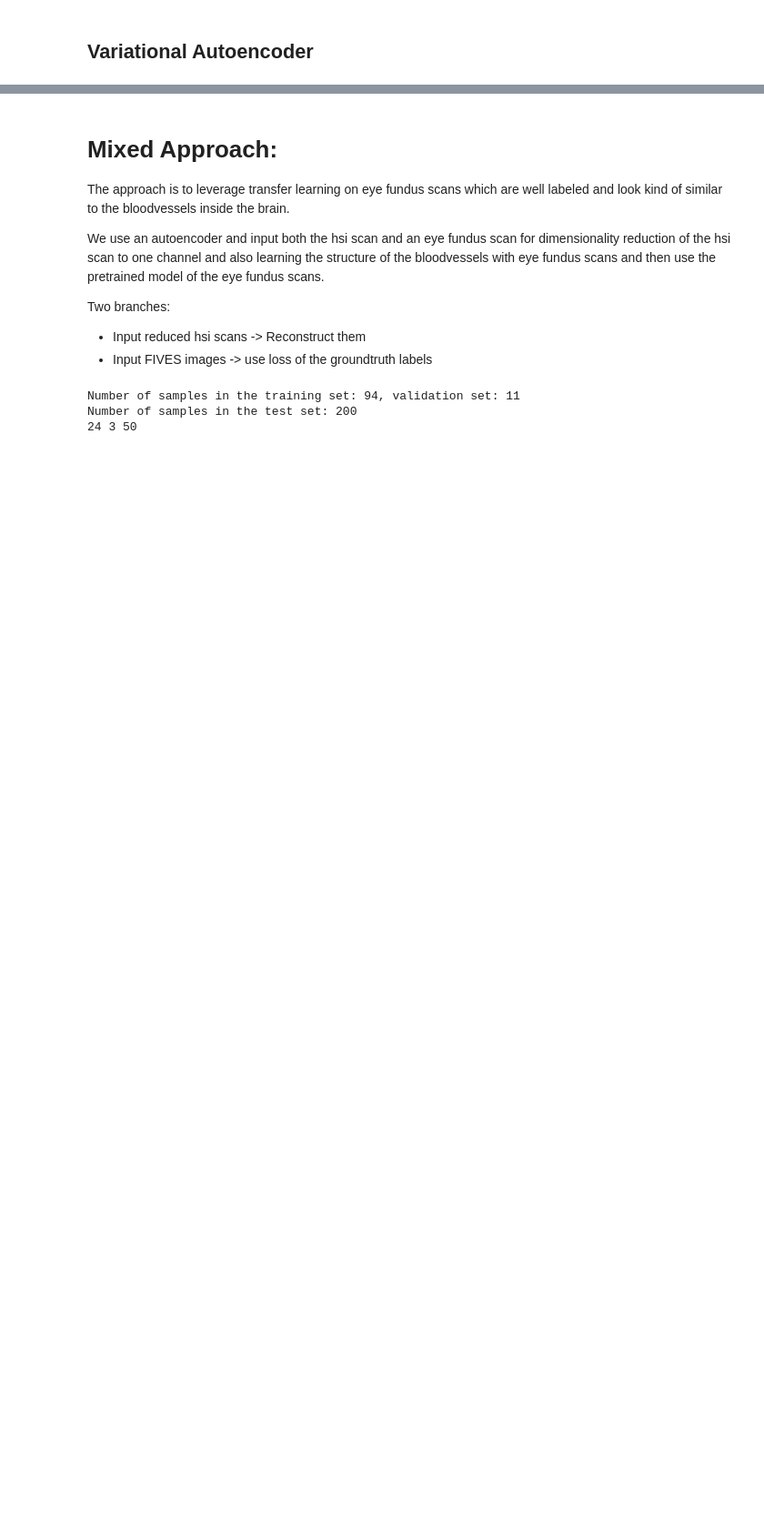
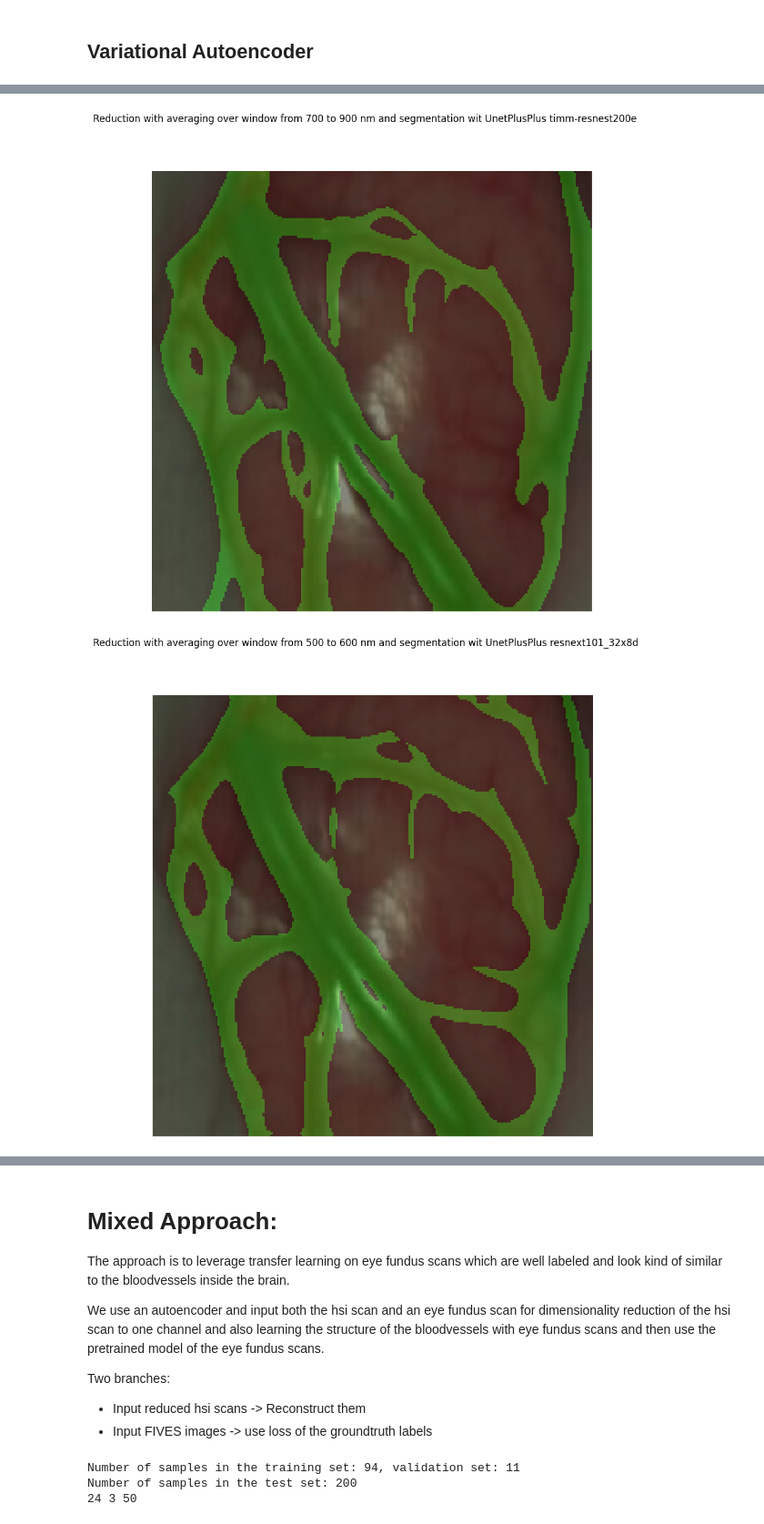
Before and after one commit to TimMachTUM/hsi-brain-segmentation, a Jupyter notebook: brain-segmentation.ipynb, the cells around one changed output, grey strips where cells are left out. Shown at 91% size. Drawn from its saved outputs; the diff is of its cells as text; code cells hidden in the pictures; blank space fills up the shorter version.

```diff
--- a/brain-segmentation.ipynb
+++ b/brain-segmentation.ipynb
@@ -228,7 +232,7 @@ import torch.nn as nn
 from torchsummary import summary
 
 config = {
-    'model': 'autoencoder-3-channels-with-normalized-cropped-data',
+    'model': 'autoencoder-single-channel-with-normalized-cropped-data-deeper',
     'learning_rate': 0.001,
     'epochs': 10,
     'batch_size': trainloader.batch_size,
@@ -236,7 +240,7 @@ config = {
     'criterion': 'MSELoss',
 }
 
-autoencoder = Autoencoder(output_channels=3)
+autoencoder = Autoencoder(output_channels=1)
 criterion = nn.MSELoss()
 optimizer = torch.optim.Adam(autoencoder.parameters(), lr=config['learning_rate'])
 device = torch.device('cuda:0' if torch.cuda.is_available() else 'cpu')
@@ -382,0 +330,61 @@ vae, train_losses, val_losses = model_pipeline_variational_autoencoder(vae,
+# %%
+from HSI_Net import CombinedModel, UnetWithWindowing
+from segmentation_util import predict, show_overlay
+from autoencoder import Autoencoder, DeeperAutoencoder
+from ensemble_model import EnsembleModelMajorityVoting, EnsembleModelAverage
+import segmentation_models_pytorch as smp
+
+
+device = ('cuda:1' if torch.cuda.is_available() else 'cpu')
+autoencoder_single_channel = Autoencoder(output_channels=1)
+autoencoder_single_channel.load_state_dict(torch.load('./models/autoencoder-single-channel-with-normalized-cropped-data.pth'))
+autoencoder_single_channel.to(device)
+autoencoder_single_channel.eval()
+
+segmenter_single_channel = smp.UnetPlusPlus('timm-resnest200e', in_channels=1, classes=1)
+segmenter_single_channel.load_state_dict(torch.load('./models/UnetPlusPlus-timm-resnest200e-512x512-augmented-with-random-crops-single-channel.pth'))
+segmenter_single_channel.to(device)
+segmenter_single_channel.eval()
+
+model_single_autoencoder = CombinedModel(autoencoder_single_channel.encoder, segmenter_single_channel)
+model_windowing_700to900 = UnetWithWindowing(segmenter_single_channel, window=(140, 280))
+data = testset[0]
+
+# show_overlay(model_single_autoencoder, data, device, title='Reduction with autoencoder and segmentation wit UnetPlusPlus timm-resnest200e')
+
+show_overlay(model_windowing_700to900, data, device, title='Reduction with averaging over window from 700 to 900 nm and segmentation wit UnetPlusPlus timm-resnest200e')
+# autoencoder_three_channels = DeeperAutoencoder(output_channels=3)
+# autoencoder_three_channels.load_state_dict(torch.load('./models/autoencoder-3-channels-with-normalized-cropped-data-deeper.pth'))
+# autoencoder_three_channels.to(device)
+# autoencoder_three_channels.eval()
+
+# segmenter_three_channels_mit = smp.MAnet('mit_b5', in_channels=3, classes=1)
+# segmenter_three_channels_mit.load_state_dict(torch.load('./models/MAnet-mit_b5-512x512-augmented-with-random-crops.pth'))
+# segmenter_three_channels_mit.to(device)
+# segmenter_three_channels_mit.eval()
+
+# model_three_mit = CombinedModel(autoencoder_three_channels.encoder, segmenter_three_channels_mit)
+# show_overlay(model_three_mit, data, device)
+
+# segmenter_three_channels_regnety = smp.UnetPlusPlus('timm-resnest200e', in_channels=3, classes=1)
+# segmenter_three_channels_regnety.load_state_dict(torch.load('./models/UnetPlusPlus-timm-resnest200e-512x512-augmented-with-random-crops-3-channels.pth'))
+# segmenter_three_channels_regnety.to(device)
+# segmenter_three_channels_regnety.eval()
+
+# model_three_regnety = CombinedModel(autoencoder_three_channels.encoder, segmenter_three_channels_regnety)
+# show_overlay(model_three_regnety, data, device)
+
+segmenter_windowed = smp.UnetPlusPlus('resnext101_32x8d', in_channels=1, classes=1)
+segmenter_windowed.load_state_dict(torch.load('./models/UnetPlusPlus-resnext101_32x8d-512x512-augmented-with-random-crops-single-channel.pth'))
+segmenter_windowed.to(device)
+
+model_with_windowing_500to600 = UnetWithWindowing(segmenter_windowed, window=(140, 280))
+show_overlay(model_with_windowing_500to600, data, device, title='Reduction with averaging over window from 500 to 600 nm and segmentation wit UnetPlusPlus resnext101_32x8d')
+
+model = EnsembleModelAverage([model_with_windowing_500to600, model_windowing_700to900])
+output = model(data[0].unsqueeze(0).to(device))
+
+show_overlay(model, data, device, with_sigmoid=True, title='Ensemble model with averaging')
+# %% [output]
+[figure, added]
+[figure, added]
```
Also changed, not shown: parts of 7 cells of this notebook, 3 other files.
